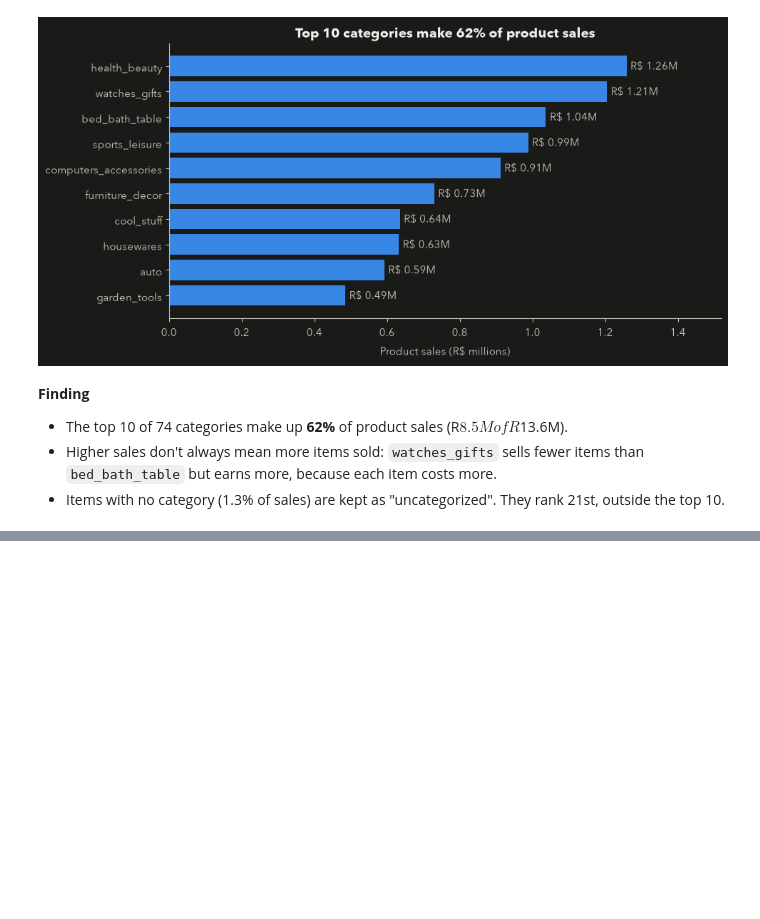
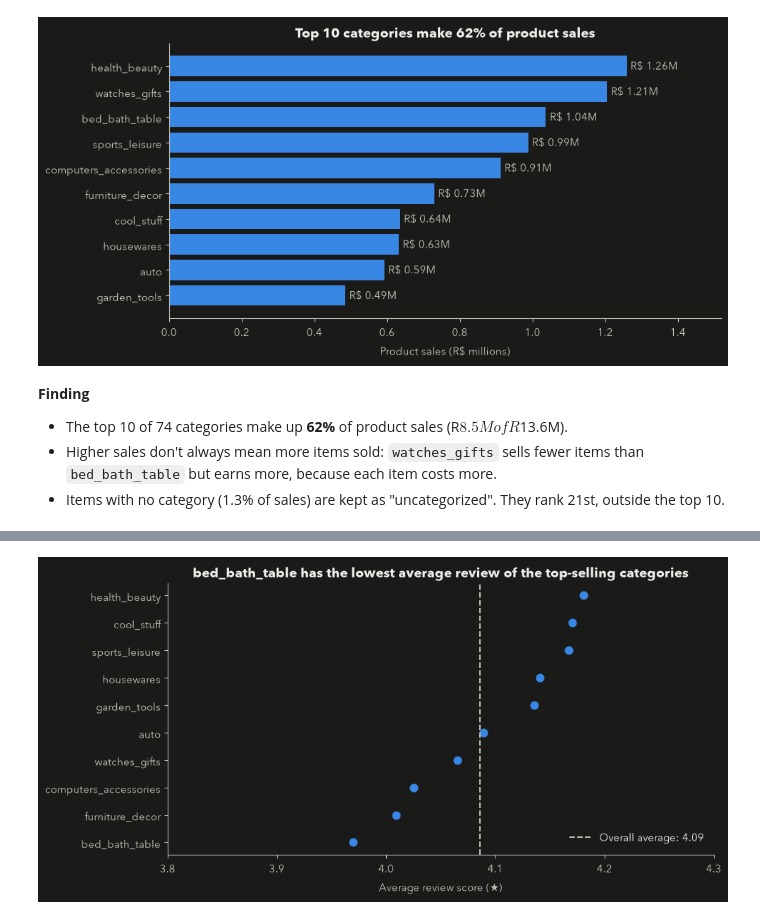
Before and after one commit to nishkarsh-shah/E-Commerce, a Jupyter notebook: notebooks/01_business_analysis.ipynb, the cells around one changed output, grey strips where cells are left out. Cells and saved outputs as stored; diff of their text form; code cells hidden in the pictures; blank space fills up the shorter version.

Commit message:
Add category satisfaction analysis

```diff
--- a/notebooks/01_business_analysis.ipynb
+++ b/notebooks/01_business_analysis.ipynb
@@ -309,0 +316,40 @@ garden_tools            485256.46        4347
+# %%
+# Average review score per category, top 10 by sales; one row per (order, category)
+
+# Orders that have a review, with their latest score
+reviews_by_order = orders_df.loc[orders_df["review_score"].notna(), ["order_id", "review_score"]]
+
+# One row per (order, category): an order with 3 items in one category counts once
+order_categories = items_df[["order_id", "category"]].drop_duplicates()
+order_categories = order_categories[order_categories["category"].isin(top.index)]
+
+# Join reviews onto order_categories by order_id; inner = keep orders found in both tables
+merged = order_categories.merge(reviews_by_order, on="order_id", how="inner")
+
+satisfaction = (merged.groupby("category")
+                      .agg(orders=("order_id", "count"), avg_review=("review_score", "mean"))
+                      .sort_values("avg_review"))
+# %%
+# Average review score for the top 10 sales categories (dot plot)
+
+# 1. Overall average review score, as a reference line
+overall = reviews_by_order["review_score"].mean()
+
+# 2. Figure and dots: score on the x-axis, category on the y-axis
+fig, ax = plt.subplots(figsize=(10, 5))
+ax.scatter(satisfaction["avg_review"], satisfaction.index, color=BLUE, s=60)
+
+# 3. Reference line (labelled in the legend), x-axis range and labels
+ax.axvline(overall, color=TEXT_MUTED, linestyle="--", label=f"Overall average: {overall:.2f}")
+ax.set_xlim(3.8, 4.3)  # zoomed axis: fine for dots (position), not for bars (length)
+ax.set_xlabel("Average review score (★)")
+ax.legend(frameon=False, loc="lower right")
+
+# 4. Action title, using the lowest category (calculated)
+lowest = satisfaction.index[0]
+ax.set_title(f"{lowest} has the lowest average review of the top-selling categories")
+
+# 5. Show the chart
+plt.show()
+# %% [output]
+[figure, added]
```
Also changed, not shown: parts of 2 cells of this notebook.
